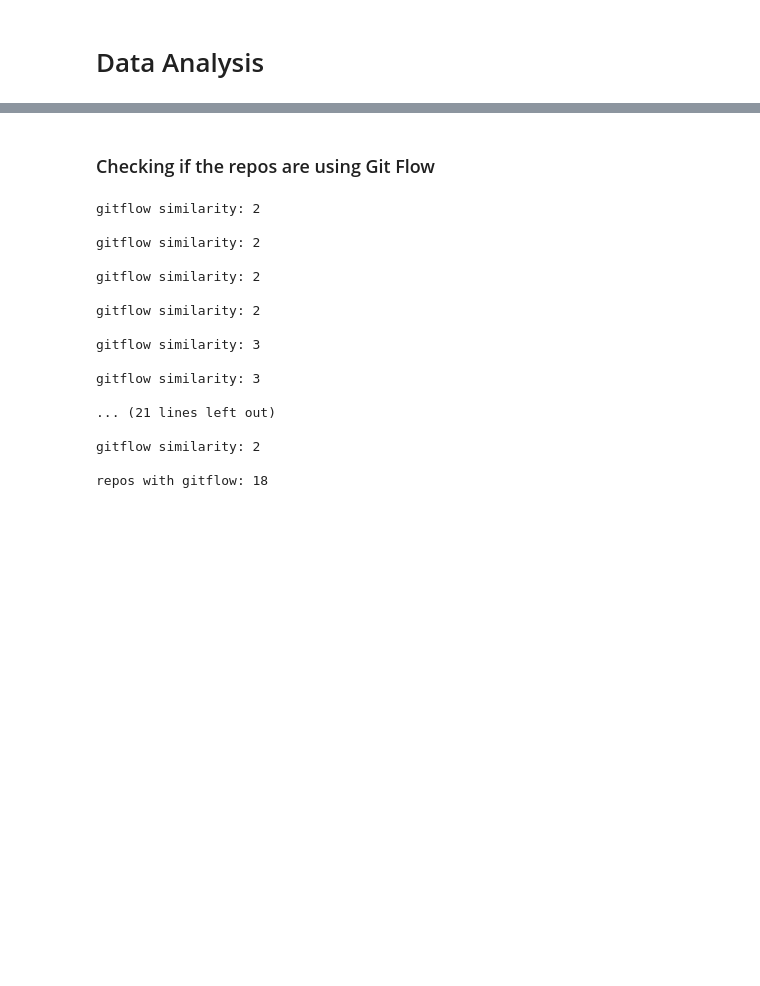
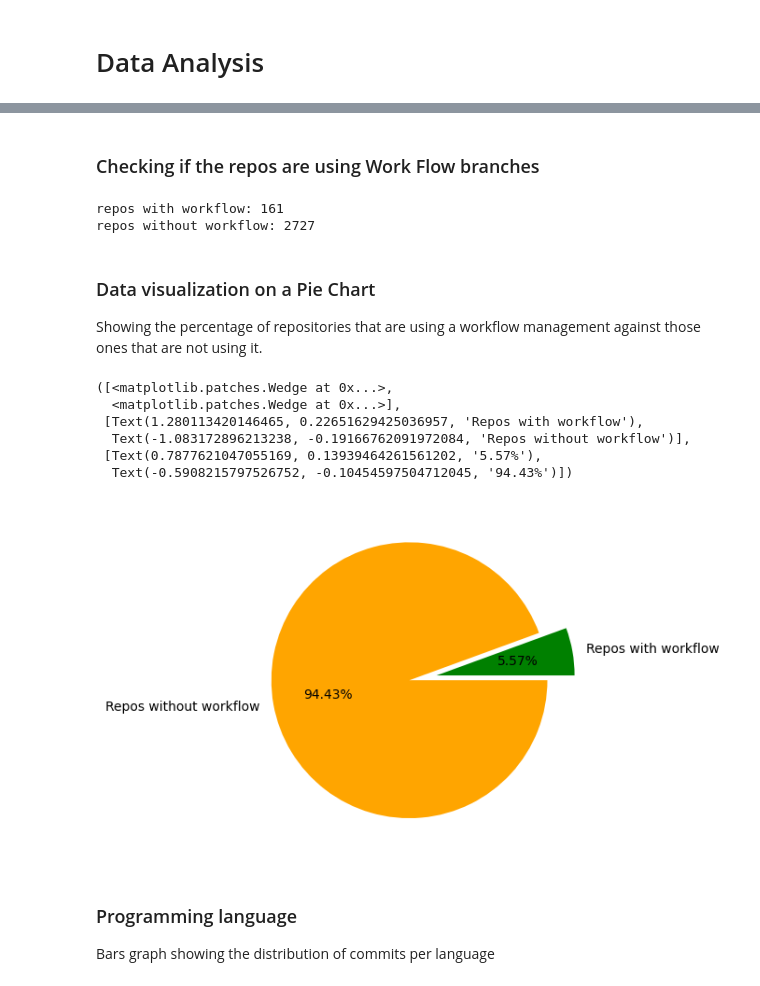
Before and after one commit to mayrinkdotcom/projeto-pesquisa-es, a Jupyter notebook: IPI_projeto_pesquisa.ipynb, the cells around one changed output, grey strips where cells are left out. Cells and saved outputs as stored; diff of their text form; code cells hidden in the pictures; blank space fills up the shorter version.

Commit message:
Create data visualization

```diff
--- a/IPI_projeto_pesquisa.ipynb
+++ b/IPI_projeto_pesquisa.ipynb
@@ -8,4 +6,5 @@ import json
 import ast
 
 df_repositories = pd.read_csv('/content/drive/MyDrive/Colab Notebooks/IPI-projeto-pesquisa/repositories.csv')
-df_repositories.head()
+df_size = df_repositories['id'].size
+df_repositories.info()
@@ -12,40 +28,32 @@ df_repositories.head()
 # %% [markdown]
-### Checking if the repos are using Git Flow
+### Checking if the repos are using Work Flow branches
 # %%
-repos_with_gitflow = 0
-GITFLOW_BRANCHES = ['main', 'master', 'dev', 'develop', 'feature', 'bugfix', 'support', 'hotfix', 'release']
+repos_with_workflow = 0
+WORKFLOW_BRANCHES = ['main', 'master', 'dev', 'develop', 'feature', 'bugfix', 'support', 'hotfix', 'release']
 for repo_branches in df_repositories['branches'] :
   branches_array = ast.literal_eval(repo_branches)
-  gitflow_similarity = 0
+  workflow_similarity = 0
 
   for branches in branches_array :
     if type(branches) == str:
       break
     branch_name = branches.get('name')
 
-    if branch_name in GITFLOW_BRANCHES :
-      gitflow_similarity += 1
+    if branch_name in WORKFLOW_BRANCHES :
+      workflow_similarity += 1
 
-  if gitflow_similarity > 1 :
-    repos_with_gitflow += 1
-    print('gitflow similarity: ' + str(gitflow_similarity) + '\n')
+  if workflow_similarity > 1 :
+    repos_with_workflow += 1
+    #print('workflow similarity: ' + str(workflow_similarity) + '\n')
 
-print('repos with gitflow: ' + str(repos_with_gitflow))
+repos_workflow = list(range(2))
+repos_workflow[0] = repos_with_workflow
+repos_workflow[1] = df_size - repos_with_workflow
+print('repos with workflow: ' + str(repos_workflow[0]))
+print('repos without workflow: ' + str(repos_workflow[1]))
 # %% [output]
-gitflow similarity: 2
-
-gitflow similarity: 2
-
-gitflow similarity: 2
-
-gitflow similarity: 2
-
-gitflow similarity: 3
-
-gitflow similarity: 3
-
-... (21 lines left out)
-
-gitflow similarity: 2
-
-repos with gitflow: 18
+repos with workflow: 161
+repos without workflow: 2727
+# %% [markdown]
+### Data visualization on a Pie Chart
+Showing the percentage of repositories that are using a workflow management against those ones that are not using it.
@@ -51,0 +62,16 @@ repos with gitflow: 18
+# %%
+pieces_labels = ['Repos with workflow', 'Repos without workflow']
+exp = [0.2, 0]
+pieces_colors = ['green', 'orange']
+plt.pie(repos_workflow, labels=pieces_labels, explode=exp, autopct='%2.2f%%', colors=pieces_colors)
+# %% [output]
+([<matplotlib.patches.Wedge at 0x...>,
+  <matplotlib.patches.Wedge at 0x...>],
+ [Text(1.280113420146465, 0.22651629425036957, 'Repos with workflow'),
+  Text(-1.083172896213238, -0.19166762091972084, 'Repos without workflow')],
+ [Text(0.7877621047055169, 0.13939464261561202, '5.57%'),
+  Text(-0.5908215797526752, -0.10454597504712045, '94.43%')])
+[figure, added]
+# %% [markdown]
+### Programming language
+Bars graph showing the distribution of commits per language
```
Also changed, not shown: parts of 6 cells of this notebook.
